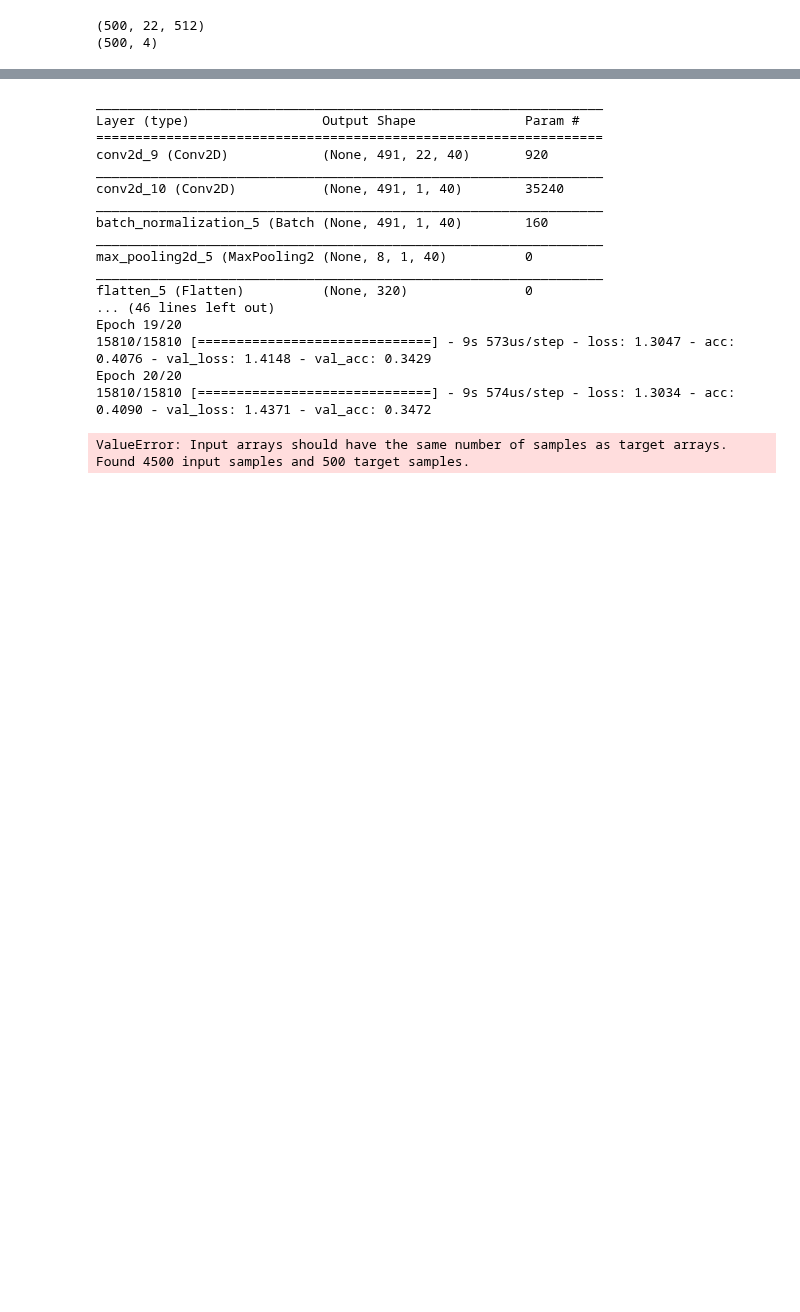
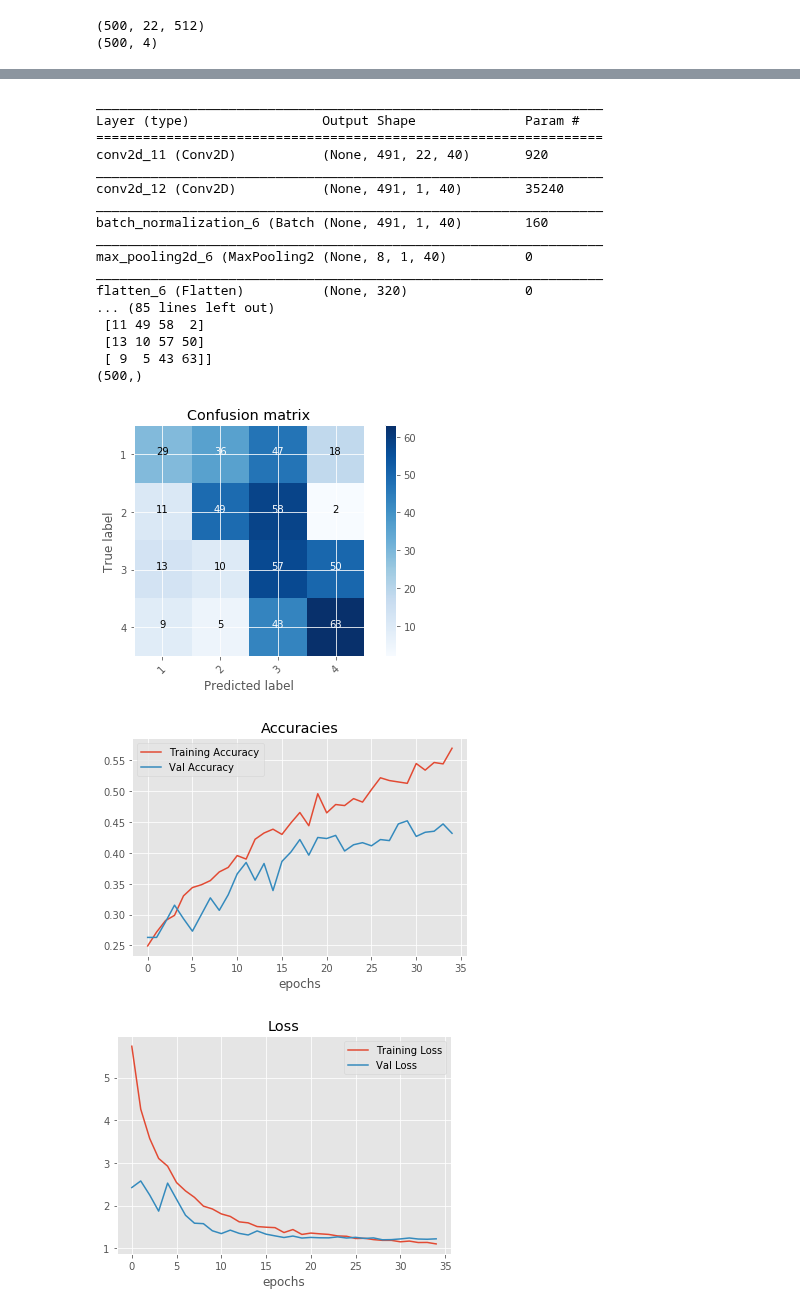
Before and after one commit to kunalpatel1793/Neural-Nets-Final-Project, a Jupyter notebook: BraindecodeTest.ipynb, the cells around one changed output, grey strips where cells are left out. Saved outputs shown, nothing was run; the diff lists cells and outputs as text; code cells hidden in the pictures; blank space fills up the shorter version.

```diff
--- a/BraindecodeTest.ipynb
+++ b/BraindecodeTest.ipynb
@@ -126,49 +131,51 @@ print testdata2d.shape
 (500, 512, 22, 1)
 # %%
 # Conv2D + LSTM
-"""
-cnn = Sequential()
-cnn.add(ConvLSTM2D(1, (2,2), strides=2, activation='relu',input_shape=(1000, 5, 5, 1)))
-cnn.add(Flatten())
-cnn.compile(loss='categorical_crossentropy', optimizer='adam', metrics=['accuracy'])
-hist = cnn.fit(train_data,train_labels,epochs=5,validation_split=0.25,batch_size=32)
-print(model.summary())
-"""
-
 
 model = Sequential()
-model.add(Conv2D(40, kernel_size=(22,1), activation='relu', data_format='channels_last', input_shape=(512, 22, 1)))
+model.add(Conv2D(40, kernel_size=(3,3), activation='relu', data_format='channels_last', input_shape=(512, 22, 1)))
 model.add(Conv2D(40, kernel_size=(1,22), activation='relu') )
 model.add(BatchNormalization(axis=-1))
 model.add(MaxPooling2D(pool_size=(60,1)))
 model.add(Flatten())
 model.add(Dropout(0.65))
-model.add(Dense(4, activation='softmax', kernel_regularizer=regularizers.l2(0.05)))
+model.add(Dense(4, activation='softmax'))#, kernel_regularizer=regularizers.l2(0.05)))
 model.compile(optimizer = 'adam',
              loss = 'categorical_crossentropy',
              metrics=['accuracy'])
 model.summary()
-hist = model.fit(traindata2d,train_labels_sliced,epochs=20,validation_split=0.25,batch_size=32)
+hist = model.fit(traindata2d,train_labels_sliced,epochs=35,validation_split=0.25,batch_size=100)
 test_score = model.evaluate(testdata2d, test_labels_sliced, batch_size=32)
 print "Test Score: {}".format(test_score)
+test_predict = model.predict(testdata2d, batch_size=32)
+cm = confusion_matrix(np.argmax(test_labels_sliced,axis=1),np.argmax(test_predict,axis=1))
+unique, count = np.unique(np.argmax(test_labels_sliced,axis=1),return_counts=True)
+print count
+plt.figure(0)
+plot_confusion_matrix(cm, classes=["1","2","3","4"])
+print np.argmax(test_predict,axis=1).shape
+plt.figure(1)
 plot_hist([hist.history['acc'],hist.history['val_acc']],['Training Accuracy','Val Accuracy'],title='Accuracies')
+plt.figure(2)
 plot_hist([hist.history['loss'],hist.history['val_loss']],['Training Loss','Val Loss'],title='Loss')
 # %% [output]
 _________________________________________________________________
 Layer (type)                 Output Shape              Param #
 =================================================================
-conv2d_9 (Conv2D)            (None, 491, 22, 40)       920
+conv2d_11 (Conv2D)           (None, 491, 22, 40)       920
 _________________________________________________________________
-conv2d_10 (Conv2D)           (None, 491, 1, 40)        35240
+conv2d_12 (Conv2D)           (None, 491, 1, 40)        35240
 _________________________________________________________________
-batch_normalization_5 (Batch (None, 491, 1, 40)        160
+batch_normalization_6 (Batch (None, 491, 1, 40)        160
 _________________________________________________________________
-max_pooling2d_5 (MaxPooling2 (None, 8, 1, 40)          0
+max_pooling2d_6 (MaxPooling2 (None, 8, 1, 40)          0
 _________________________________________________________________
-flatten_5 (Flatten)          (None, 320)               0
-... (46 lines left out)
-Epoch 19/20
-15810/15810 [==============================] - 9s 573us/step - loss: 1.3047 - acc: 0.4076 - val_loss: 1.4148 - val_acc: 0.3429
-Epoch 20/20
-15810/15810 [==============================] - 9s 574us/step - loss: 1.3034 - acc: 0.4090 - val_loss: 1.4371 - val_acc: 0.3472
+flatten_6 (Flatten)          (None, 320)               0
+... (85 lines left out)
+ [11 49 58  2]
+ [13 10 57 50]
+ [ 9  5 43 63]]
+(500,)
-ValueError: Input arrays should have the same number of samples as target arrays. Found 4500 input samples and 500 target samples.
+[figure, added]
+[figure, added]
+[figure, added]
```
Also changed, not shown: parts of 5 cells of this notebook, 3 other files.
